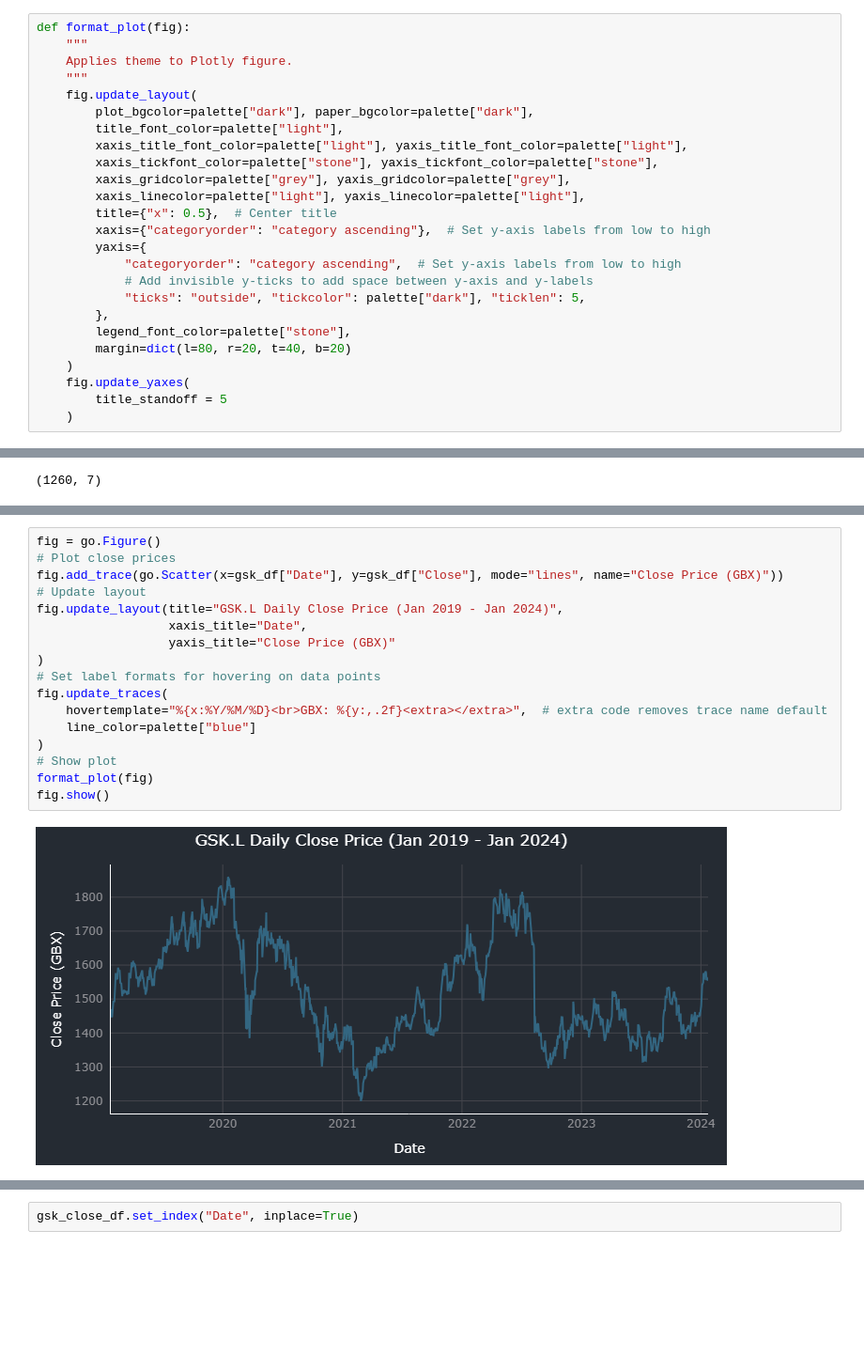
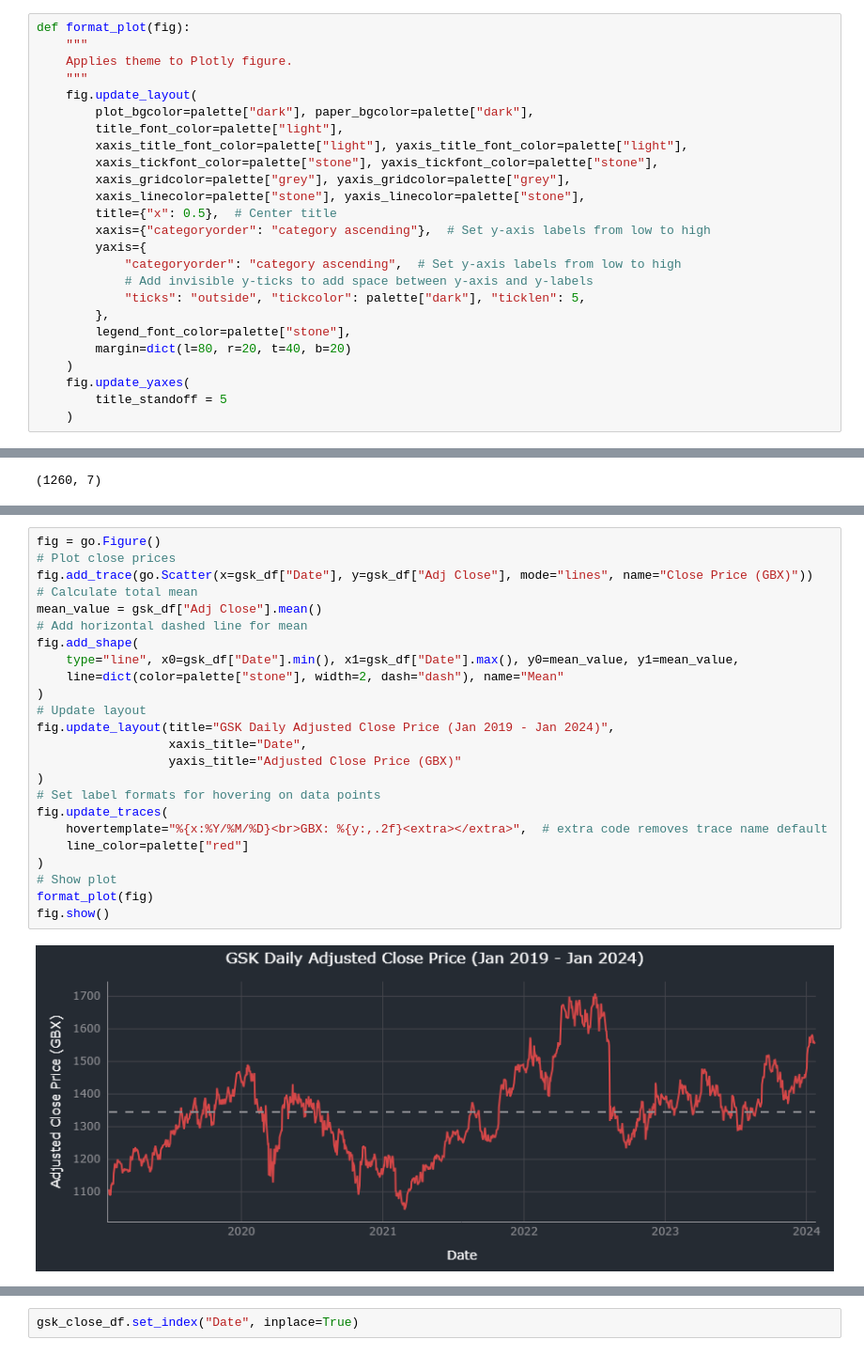
Before and after one commit to essteer/tick-predict, a Jupyter notebook: src/arima.ipynb, the cells around one changed output, grey strips where cells are left out. Shown at 94% size. Saved outputs shown, nothing was run; the diff lists cells and outputs as text; blank space fills up the shorter version.

Commit message:
add plots and monthly models

```diff
--- a/src/arima.ipynb
+++ b/src/arima.ipynb
@@ -35,7 +35,7 @@ def format_plot(fig):
         xaxis_title_font_color=palette["light"], yaxis_title_font_color=palette["light"],
         xaxis_tickfont_color=palette["stone"], yaxis_tickfont_color=palette["stone"],
         xaxis_gridcolor=palette["grey"], yaxis_gridcolor=palette["grey"],
-        xaxis_linecolor=palette["light"], yaxis_linecolor=palette["light"],
+        xaxis_linecolor=palette["stone"], yaxis_linecolor=palette["stone"],
         title={"x": 0.5},  # Center title
         xaxis={"categoryorder": "category ascending"},  # Set y-axis labels from low to high
         yaxis={
@@ -112,22 +114,29 @@ gsk_df.shape
 # %%
 fig = go.Figure()
 # Plot close prices
-fig.add_trace(go.Scatter(x=gsk_df["Date"], y=gsk_df["Close"], mode="lines", name="Close Price (GBX)"))
+fig.add_trace(go.Scatter(x=gsk_df["Date"], y=gsk_df["Adj Close"], mode="lines", name="Close Price (GBX)"))
+# Calculate total mean
+mean_value = gsk_df["Adj Close"].mean()
+# Add horizontal dashed line for mean
+fig.add_shape(
+    type="line", x0=gsk_df["Date"].min(), x1=gsk_df["Date"].max(), y0=mean_value, y1=mean_value,
+    line=dict(color=palette["stone"], width=2, dash="dash"), name="Mean"
+)
 # Update layout
-fig.update_layout(title="GSK.L Daily Close Price (Jan 2019 - Jan 2024)",
+fig.update_layout(title="GSK Daily Adjusted Close Price (Jan 2019 - Jan 2024)",
                   xaxis_title="Date",
-                  yaxis_title="Close Price (GBX)"
+                  yaxis_title="Adjusted Close Price (GBX)"
 )
 # Set label formats for hovering on data points
 fig.update_traces(
     hovertemplate="%{x:%Y/%M/%D}<br>GBX: %{y:,.2f}<extra></extra>",  # extra code removes trace name default
-    line_color=palette["blue"]
+    line_color=palette["red"]
 )
 # Show plot
 format_plot(fig)
 fig.show()
 # %% [output]
-[figure, old version]
+[figure, new version]
 # %%
 fig = go.Figure()
 # Plot close prices
```
Also changed, not shown: parts of 61 cells of this notebook.
